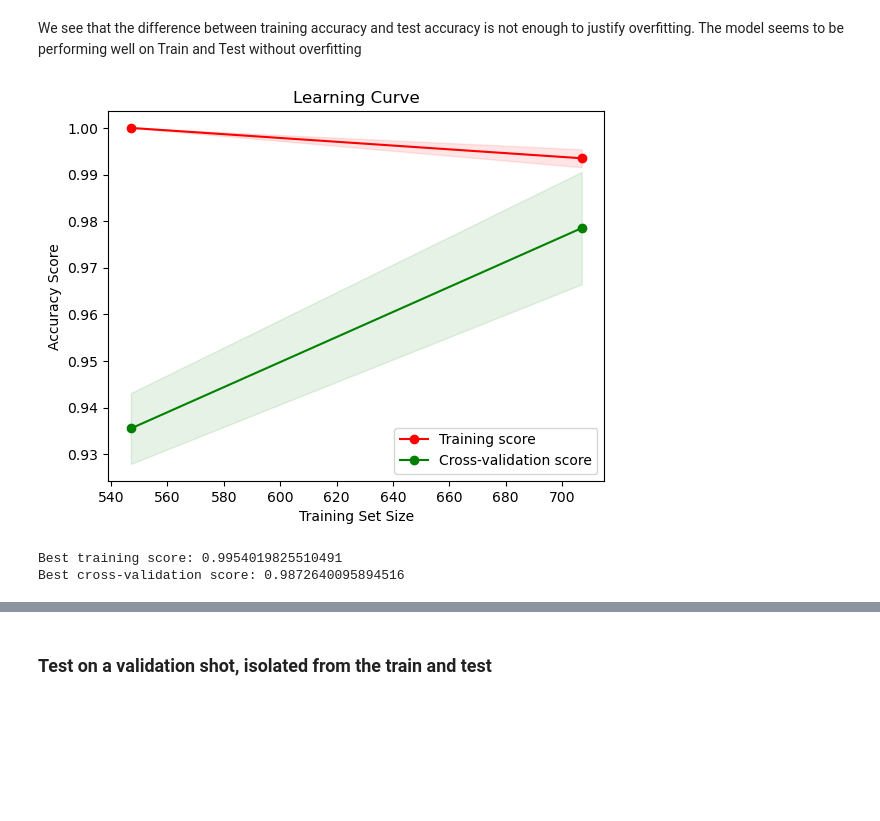
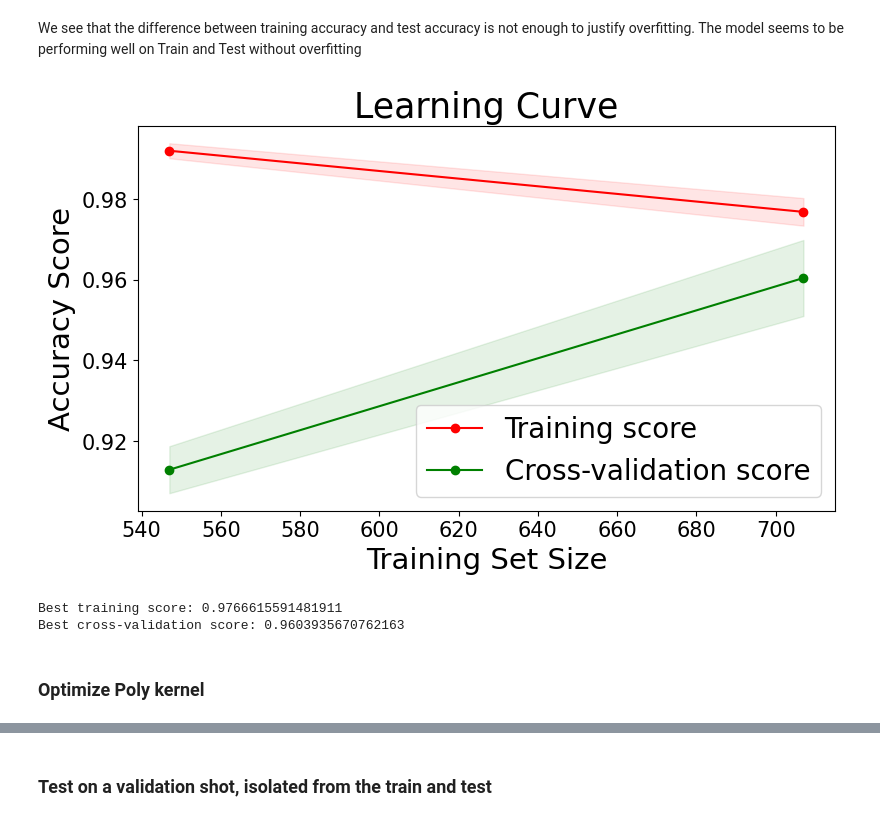
Before and after one commit to Kaan-wq/ml_tokamak, a Jupyter notebook: code/SVM_RF.ipynb, the cells around one changed output, grey strips where cells are left out. Cells and saved outputs as stored; diff of their text form; code cells hidden in the pictures; blank space fills up the shorter version.

```diff
--- a/code/SVM_RF.ipynb
+++ b/code/SVM_RF.ipynb
@@ -764,7 +812,10 @@ len(np.unique(df_windows['shot']))
 136
 # %%
 #drop column IPLA, Distances, Shot, window, time_window
+#data = df_windows.drop(columns=['IPLA','ECEcore','ZMAG','LI', 'distances', 'window'])
 data = df_windows.drop(columns=['IPLA','ECEcore','ZMAG','LI', 'distances', 'window', 'time_window'])
+data = data.drop(columns=['instability_x_current'])
+
 #create data_val that takes the 2 shots
 #data_val = data[data['shot'] == 81206]
 #data_val = data[data['shot'] == 94658]
@@ -774,8 +825,6 @@ data_val = data[data['shot'] == 95467]
 #data = data[data['shot'] != 94658]
 data = data[data['shot'] != 95467]
 data.head(5)
-
-#do the same for 95467
 # %% [output]
 |  | distance_mean | minor_events | ECEcore_mean | ECEcore_dx1 | ECEcore_dx2 | ZMAG_mean | LI_mean | fft_low | ... |
 | 0 | -56307.483333 | 0.0 | 2822.7430 | 6.463867 | -0.354248 | 0.342851 | 1.150685 | 2.885532e+07 | ... |
@@ -846,7 +892,7 @@ display.plot()
 ### Linear SVM optimization with hyperparameter tuning
 # %%
 #perform an optimized SVM linear with scaler and weight balancing and cross validation
-# Create a df X which contains all data columns except for the Cell_Type column
+# Create a df X which contains all data columns except for the Label and shot column
 X = data.drop(columns=['label','shot'])
 
 # Create a df y which contains only the label column
@@ -856,8 +902,8 @@ X_train, X_test, y_train, y_test = train_test_split(X, y, test_size=0.2, random_
 
 
 # Create a parameter grid
-param_grid = {'svc__C': [10,20,30,40,50,55],
-              'svc__gamma': [0.001,0.0009,0.002]}
+param_grid = {'svc__C': [0.1,1,2,0.5],
+              'svc__gamma': [0.0001,0.00001,0.0002]}
 
 # Create a pipeline
 pipe = Pipeline([('scaler', StandardScaler()), ('svc', SVC(kernel='linear', random_state=42))])
@@ -930,37 +988,43 @@ We see that the difference between training accuracy and test accuracy is not en
 train_sizes, train_scores, test_scores = learning_curve(
     grid.best_estimator_, X, y, cv=skf, n_jobs=-1,
     train_sizes=np.linspace(.1, 1.0, 5))
 
 # Calculate mean and standard deviation for training set scores
 train_mean = np.mean(train_scores, axis=1)
 train_std = np.std(train_scores, axis=1)
 
 # Calculate mean and standard deviation for test set scores
 test_mean = np.mean(test_scores, axis=1)
 test_std = np.std(test_scores, axis=1)
 
+plt.figure(figsize=(9, 5))  # Set the figure size
+
 plt.fill_between(train_sizes, train_mean - train_std,
                  train_mean + train_std, color="r", alpha=0.1)
 plt.fill_between(train_sizes, test_mean - test_std,
                  test_mean + test_std, color="g", alpha=0.1)
 
 # Plot the average training and test score lines at each training set size
 plt.plot(train_sizes, train_mean, 'o-', color="r", label="Training score")
 plt.plot(train_sizes, test_mean, 'o-', color="g", label="Cross-validation score")
 
-plt.title("Learning Curve")
-plt.xlabel("Training Set Size")
-plt.ylabel("Accuracy Score")
-plt.legend(loc="best")
+plt.title("Learning Curve", fontsize=25)
+plt.xlabel("Training Set Size", fontsize=21)
+plt.ylabel("Accuracy Score", fontsize=21)
+plt.xticks(fontsize=15)
+plt.yticks(fontsize=15)
+plt.legend(loc="best", fontsize=20)
 
 plt.show()
 cv_results = grid.cv_results_
 mean_train_score = cv_results['mean_train_score'][grid.best_index_]
 mean_cv_score = cv_results['mean_test_score'][grid.best_index_]
 
 print('Best training score:', mean_train_score)
 print('Best cross-validation score:', mean_cv_score)
 # %% [output]
-[figure, old version]
+[figure, new version]
-Best training score: 0.9954019825510491
-Best cross-validation score: 0.9872640095894516
+Best training score: 0.9766615591481911
+Best cross-validation score: 0.9603935670762163
+# %% [markdown]
+### Optimize Poly kernel
```
Also changed, not shown: parts of 68 cells of this notebook, 10 other files.
